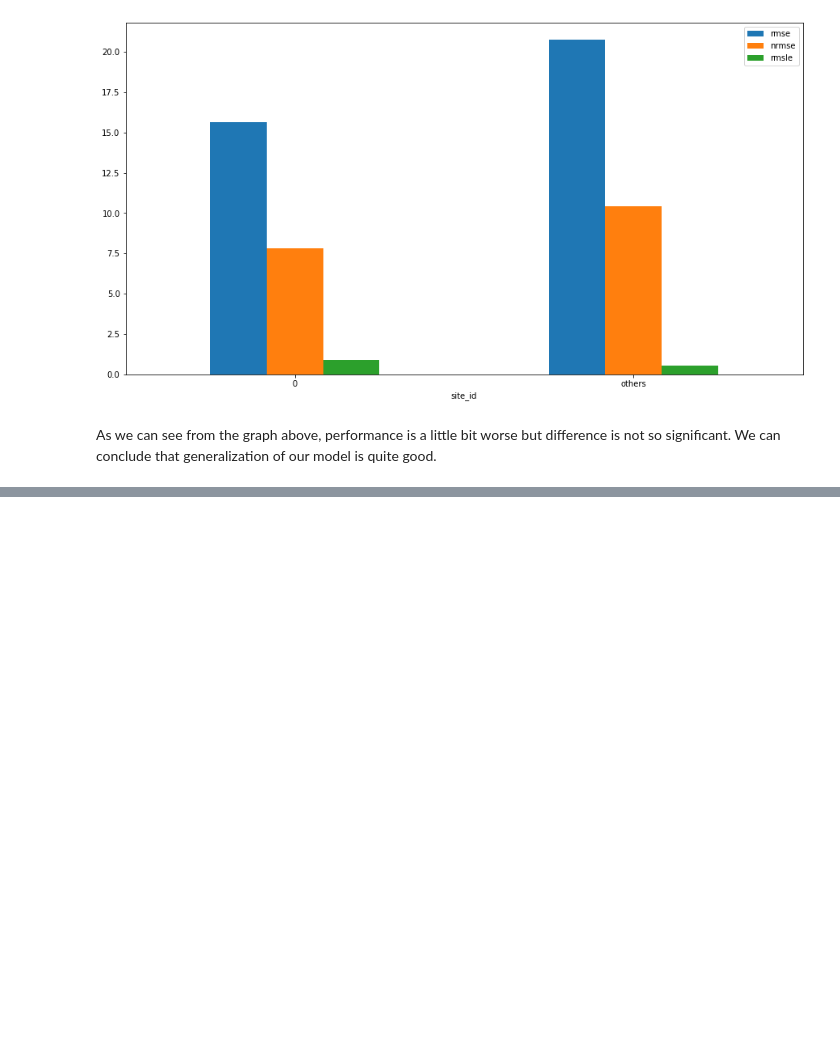
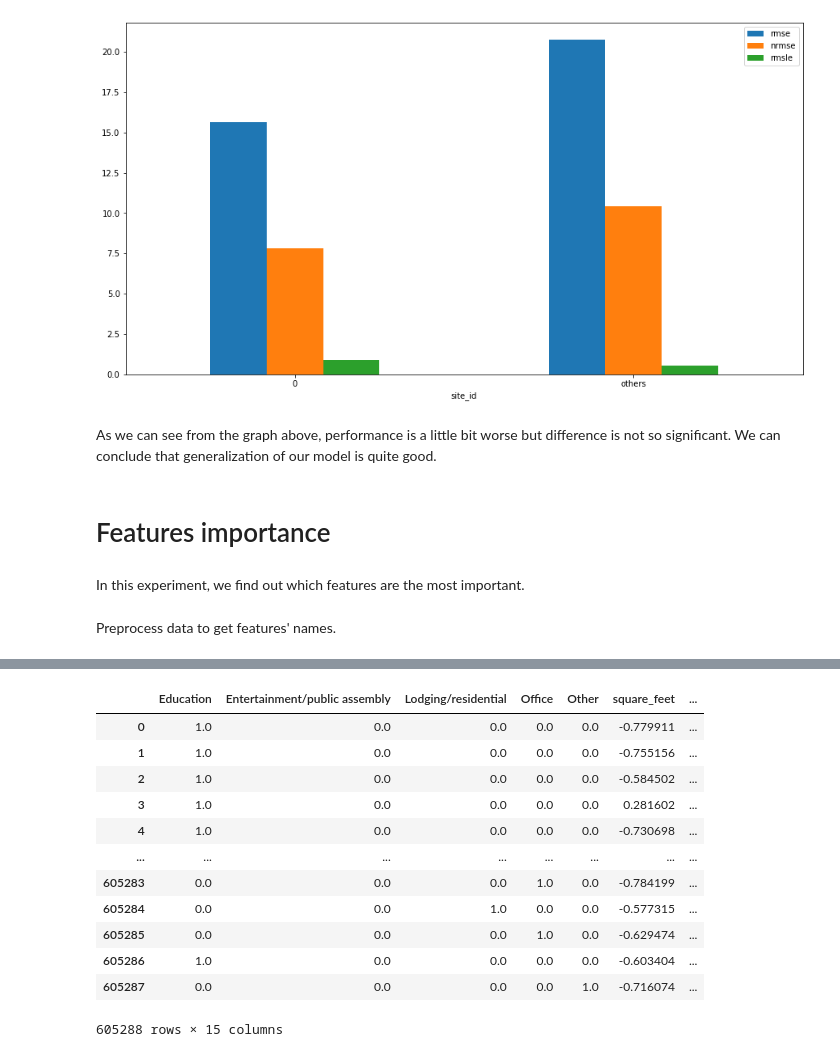
Before and after one commit to dmitana/fiit_knowledge_discovery_project, a Jupyter notebook: notebooks/experiments2.ipynb, the cells around one changed output, grey strips where cells are left out. Cells and saved outputs as stored; diff of their text form; code cells hidden in the pictures; blank space fills up the shorter version.

```diff
--- a/notebooks/experiments2.ipynb
+++ b/notebooks/experiments2.ipynb
@@ -151,3 +153,14 @@ df_mean.plot(x='site_id', y=['rmse', 'nrmse', 'rmsle'], kind='bar', rot=0, figsi
 [figure]
 # %% [markdown]
 As we can see from the graph above, performance is a little bit worse but difference is not so significant. We can conclude that generalization of our model is quite good.
+# %% [markdown]
+# Features importance
+# %% [markdown]
+In this experiment, we find out which features are the most important.
+# %% [markdown]
+Preprocess data to get features' names.
+# %%
+%%time
+x = merged_fu_without_outliers.union_features(data)
+x
+# %% [output]
@@ -153,0 +169,13 @@ As we can see from the graph above, performance is a little bit worse but differ
+|  | Education | Entertainment/public assembly | Lodging/residential | Office | Other | square_feet | ... |
+| 0 | 1.0 | 0.0 | 0.0 | 0.0 | 0.0 | -0.779911 | ... |
+| 1 | 1.0 | 0.0 | 0.0 | 0.0 | 0.0 | -0.755156 | ... |
+| 2 | 1.0 | 0.0 | 0.0 | 0.0 | 0.0 | -0.584502 | ... |
+| 3 | 1.0 | 0.0 | 0.0 | 0.0 | 0.0 | 0.281602 | ... |
+| 4 | 1.0 | 0.0 | 0.0 | 0.0 | 0.0 | -0.730698 | ... |
+| ... | ... | ... | ... | ... | ... | ... | ... |
+| 605283 | 0.0 | 0.0 | 0.0 | 1.0 | 0.0 | -0.784199 | ... |
+| 605284 | 0.0 | 0.0 | 1.0 | 0.0 | 0.0 | -0.577315 | ... |
+| 605285 | 0.0 | 0.0 | 0.0 | 1.0 | 0.0 | -0.629474 | ... |
+| 605286 | 1.0 | 0.0 | 0.0 | 0.0 | 0.0 | -0.603404 | ... |
+| 605287 | 0.0 | 0.0 | 0.0 | 0.0 | 1.0 | -0.716074 | ... |
+605288 rows × 15 columns
```
Also changed, not shown: parts of 12 cells of this notebook.
